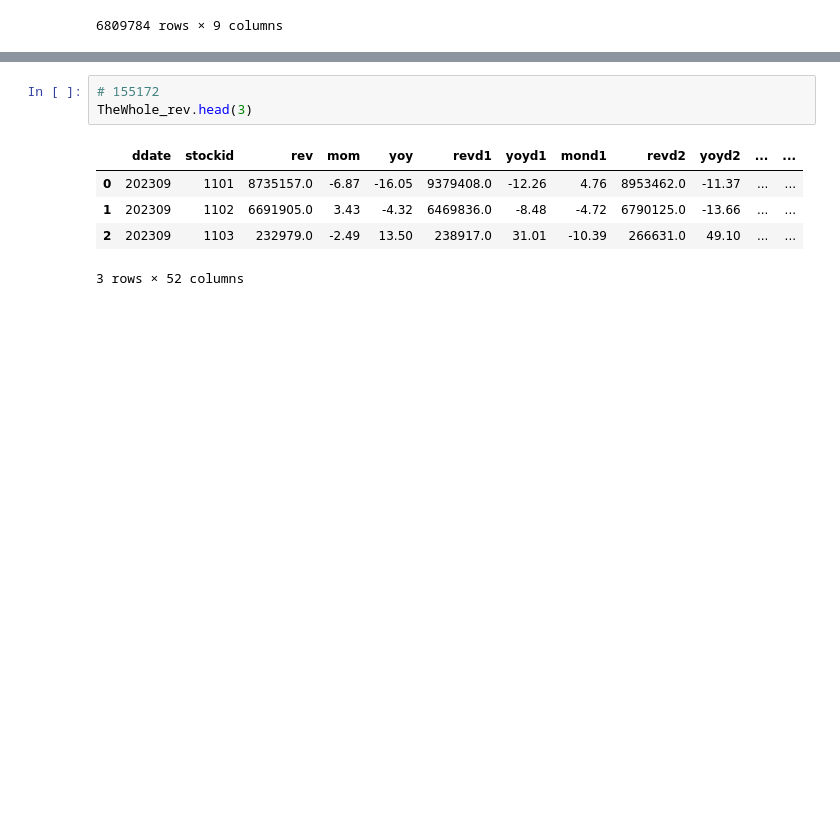
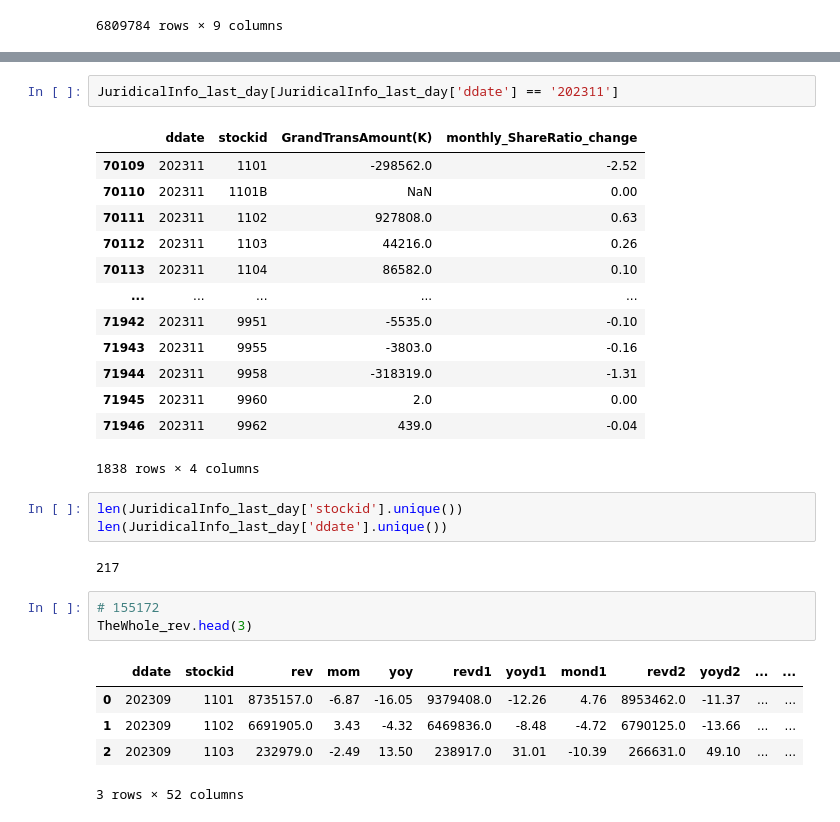
Before and after one commit to Carolyehhh/revenue-prediction, a Jupyter notebook: GDP_train.ipynb, the cells around one changed output, grey strips where cells are left out. Saved outputs shown, nothing was run; the diff lists cells and outputs as text; blank space fills up the shorter version.

```diff
--- a/GDP_train.ipynb
+++ b/GDP_train.ipynb
@@ -578,3 +582,24 @@ JuridicalInfo_last_day
+# %%
+JuridicalInfo_last_day[JuridicalInfo_last_day['ddate'] == '202311']
+# %% [output]
+|  | ddate | stockid | GrandTransAmount(K) | monthly_ShareRatio_change |
+| 70109 | 202311 | 1101 | -298562.0 | -2.52 |
+| 70110 | 202311 | 1101B | NaN | 0.00 |
+| 70111 | 202311 | 1102 | 927808.0 | 0.63 |
+| 70112 | 202311 | 1103 | 44216.0 | 0.26 |
+| 70113 | 202311 | 1104 | 86582.0 | 0.10 |
+| ... | ... | ... | ... | ... |
+| 71942 | 202311 | 9951 | -5535.0 | -0.10 |
+| 71943 | 202311 | 9955 | -3803.0 | -0.16 |
+| 71944 | 202311 | 9958 | -318319.0 | -1.31 |
+| 71945 | 202311 | 9960 | 2.0 | 0.00 |
+| 71946 | 202311 | 9962 | 439.0 | -0.04 |
+1838 rows × 4 columns
+# %%
+len(JuridicalInfo_last_day['stockid'].unique())
+len(JuridicalInfo_last_day['ddate'].unique())
+# %% [output]
+217
 # %%
 # 155172
 TheWhole_rev.head(3)
```
Also changed, not shown: parts of 1 cell of this notebook.
